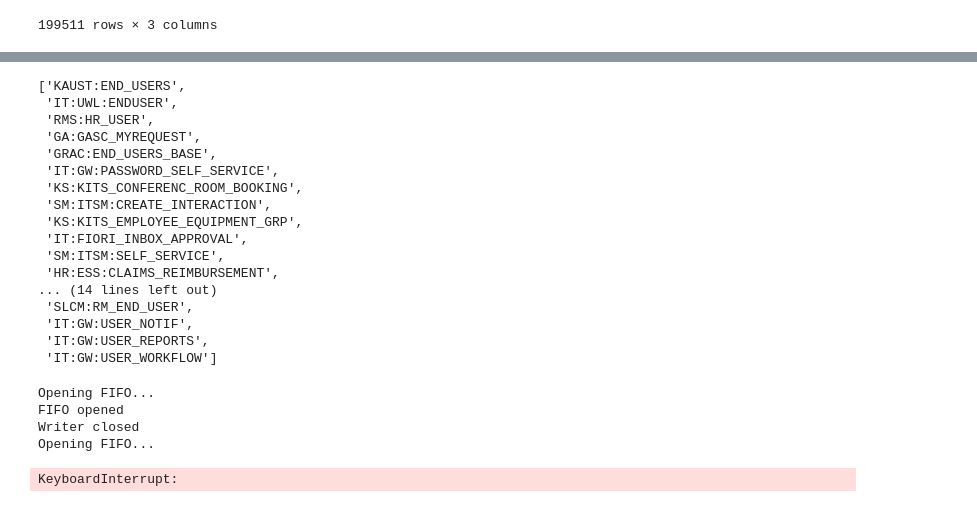
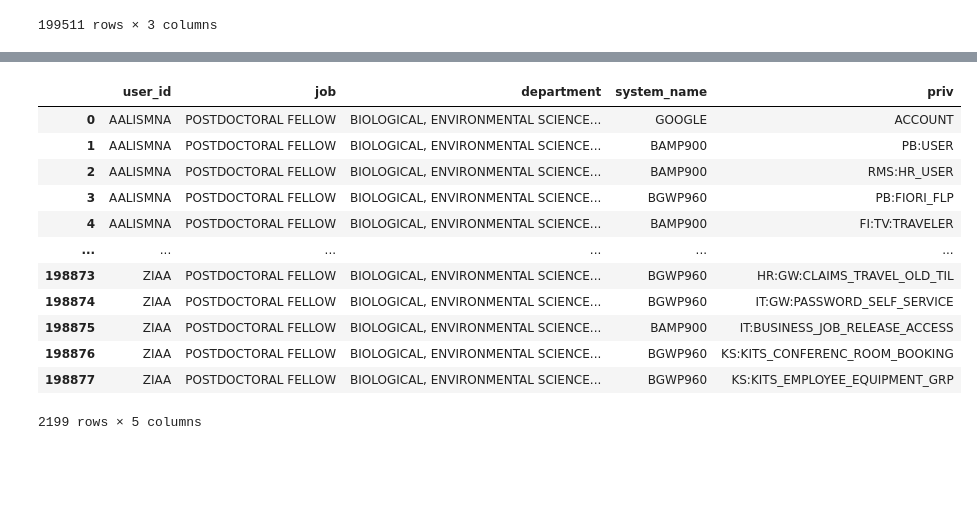
Before and after one commit to petardmnv/System-access-segmentation, a Jupyter notebook: src/ml/BClustering.ipynb, the cells around one changed output, grey strips where cells are left out. Drawn from its saved outputs; the diff is of its cells as text; code cells hidden in the pictures; blank space fills up the shorter version.

```diff
--- a/src/ml/BClustering.ipynb
+++ b/src/ml/BClustering.ipynb
@@ -208,20 +116,0 @@ result = getResult(job, department, filename)
-# %%
-result
-# %% [output]
-['KAUST:END_USERS',
- 'IT:UWL:ENDUSER',
- 'RMS:HR_USER',
- 'GA:GASC_MYREQUEST',
- 'GRAC:END_USERS_BASE',
- 'IT:GW:PASSWORD_SELF_SERVICE',
- 'KS:KITS_CONFERENC_ROOM_BOOKING',
- 'SM:ITSM:CREATE_INTERACTION',
- 'KS:KITS_EMPLOYEE_EQUIPMENT_GRP',
- 'IT:FIORI_INBOX_APPROVAL',
- 'SM:ITSM:SELF_SERVICE',
- 'HR:ESS:CLAIMS_REIMBURSEMENT',
-... (14 lines left out)
- 'SLCM:RM_END_USER',
- 'IT:GW:USER_NOTIF',
- 'IT:GW:USER_REPORTS',
- 'IT:GW:USER_WORKFLOW']
@@ -247,8 +117,25 @@ def getPropsData():
-# %%
-getPropsData()
-# %% [output]
-Opening FIFO...
-FIFO opened
-Writer closed
-Opening FIFO...
-KeyboardInterrupt:
+# %%
+user_data['system_name'] = privileges_data['system_name']
+user_data['priv'] = privileges_data['priv']
+# %%
+job="POSTDOCTORAL FELLOW"
+department="BIOLOGICAL, ENVIRONMENTAL SCIENCE & ENG"
+
+segmentated_data = user_data.where((user_data.job == job) & (user_data.department == department))
+segmentated_data.dropna(inplace=True)
+# %%
+segmentated_data
+# %% [output]
+|  | user_id | job | department | system_name | priv |
+| 0 | AALISMNA | POSTDOCTORAL FELLOW | BIOLOGICAL, ENVIRONMENTAL SCIENCE... | GOOGLE | ACCOUNT |
+| 1 | AALISMNA | POSTDOCTORAL FELLOW | BIOLOGICAL, ENVIRONMENTAL SCIENCE... | BAMP900 | PB:USER |
+| 2 | AALISMNA | POSTDOCTORAL FELLOW | BIOLOGICAL, ENVIRONMENTAL SCIENCE... | BAMP900 | RMS:HR_USER |
+| 3 | AALISMNA | POSTDOCTORAL FELLOW | BIOLOGICAL, ENVIRONMENTAL SCIENCE... | BGWP960 | PB:FIORI_FLP |
+| 4 | AALISMNA | POSTDOCTORAL FELLOW | BIOLOGICAL, ENVIRONMENTAL SCIENCE... | BAMP900 | FI:TV:TRAVELER |
+| ... | ... | ... | ... | ... | ... |
+| 198873 | ZIAA | POSTDOCTORAL FELLOW | BIOLOGICAL, ENVIRONMENTAL SCIENCE... | BGWP960 | HR:GW:CLAIMS_TRAVEL_OLD_TIL |
+| 198874 | ZIAA | POSTDOCTORAL FELLOW | BIOLOGICAL, ENVIRONMENTAL SCIENCE... | BGWP960 | IT:GW:PASSWORD_SELF_SERVICE |
+| 198875 | ZIAA | POSTDOCTORAL FELLOW | BIOLOGICAL, ENVIRONMENTAL SCIENCE... | BAMP900 | IT:BUSINESS_JOB_RELEASE_ACCESS |
+| 198876 | ZIAA | POSTDOCTORAL FELLOW | BIOLOGICAL, ENVIRONMENTAL SCIENCE... | BGWP960 | KS:KITS_CONFERENC_ROOM_BOOKING |
+| 198877 | ZIAA | POSTDOCTORAL FELLOW | BIOLOGICAL, ENVIRONMENTAL SCIENCE... | BGWP960 | KS:KITS_EMPLOYEE_EQUIPMENT_GRP |
+2199 rows × 5 columns
```
Also changed, not shown: parts of 54 cells of this notebook.
